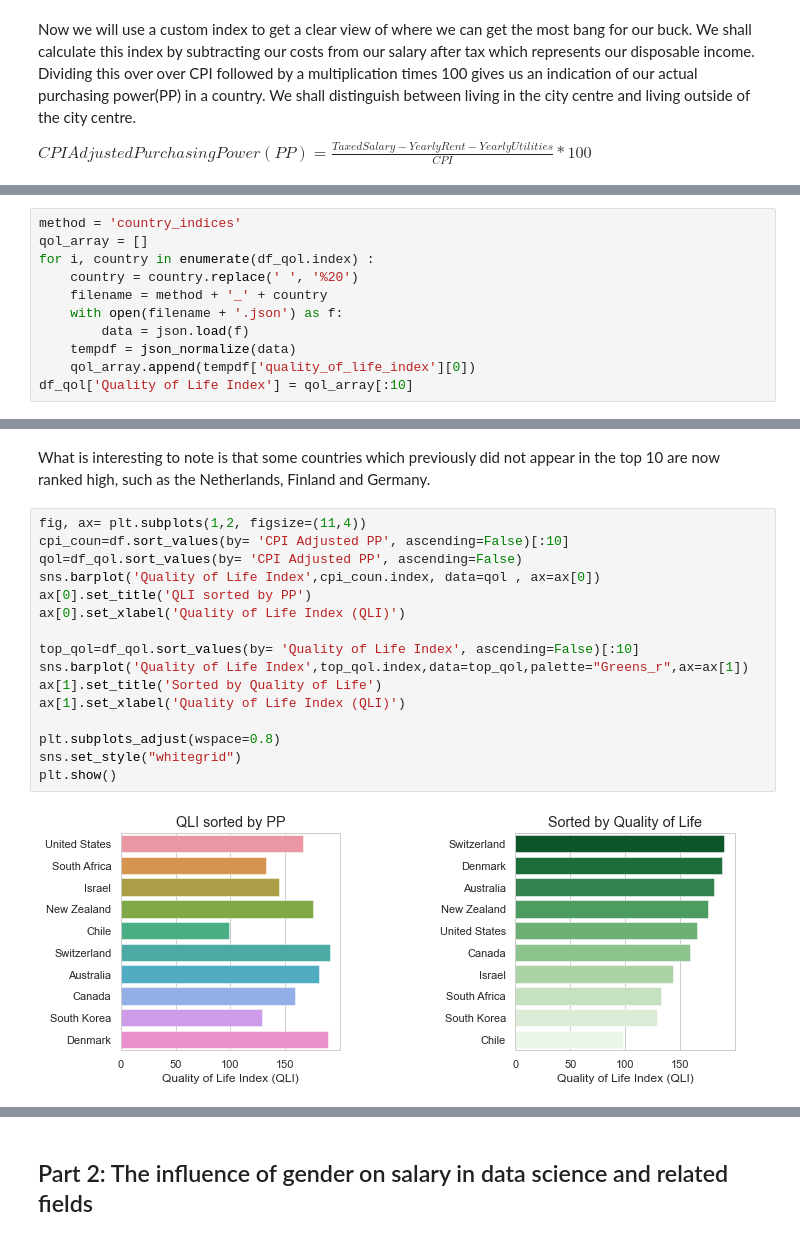
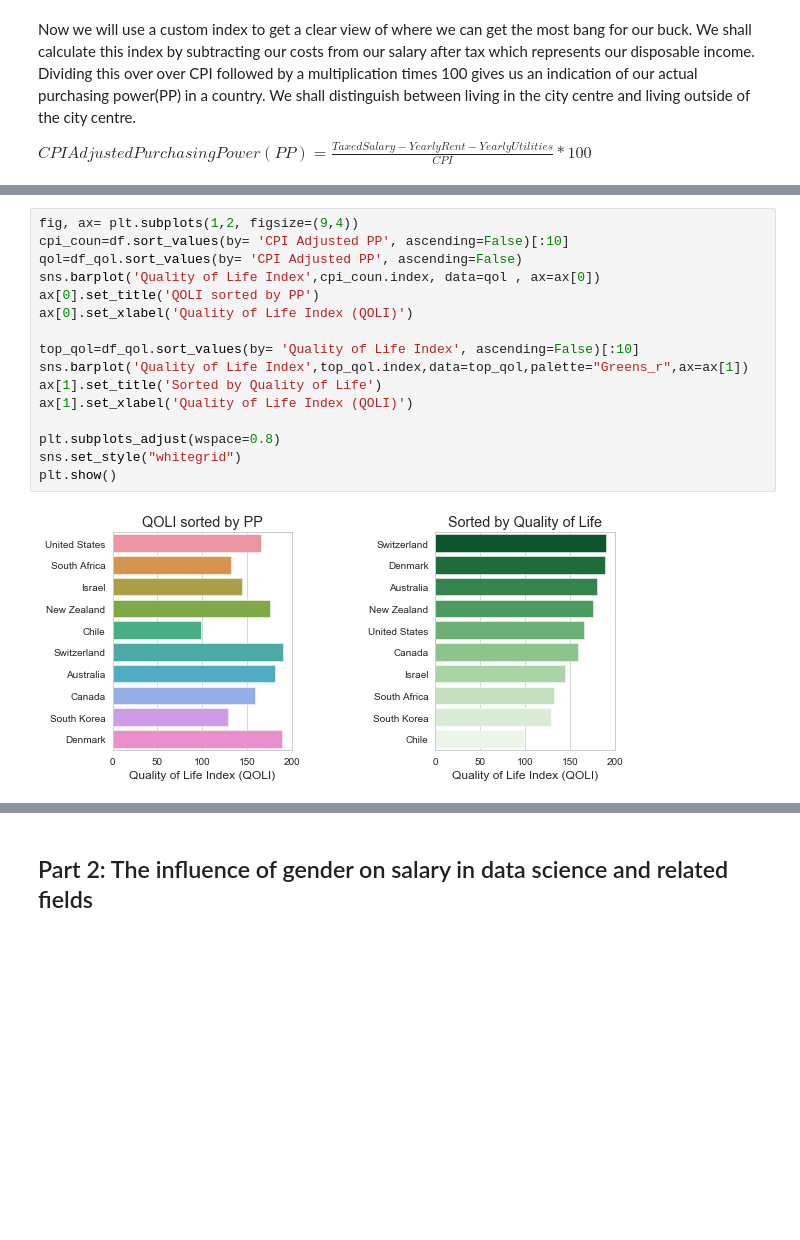
Before and after one commit to hendrikbaacke/Data-Madness, a Jupyter notebook: Income_and_Living_Prices__Data_Madness.ipynb, the cells around one changed output, grey strips where cells are left out. Drawn from its saved outputs; the diff is of its cells as text; blank space fills up the shorter version.

```diff
--- a/Income_and_Living_Prices__Data_Madness.ipynb
+++ b/Income_and_Living_Prices__Data_Madness.ipynb
@@ -1258,11 +1257,0 @@ df_qol
-# %%
-method = 'country_indices'
-qol_array = []
-for i, country in enumerate(df_qol.index) :
-    country = country.replace(' ', '%20')
-    filename = method + '_' + country
-    with open(filename + '.json') as f:
-        data = json.load(f)
-    tempdf = json_normalize(data)
-    qol_array.append(tempdf['quality_of_life_index'][0])
-df_qol['Quality of Life Index'] = qol_array[:10]
@@ -1307,20 +1263,18 @@ plt.title('Quality of Life Index for all n=36 considered countries',size=17);
-# %% [markdown]
-What is interesting to note is that some countries which previously did not appear in the top 10 are now ranked high, such as the Netherlands, Finland and Germany.
 # %%
-fig, ax= plt.subplots(1,2, figsize=(11,4))
+fig, ax= plt.subplots(1,2, figsize=(9,4))
 cpi_coun=df.sort_values(by= 'CPI Adjusted PP', ascending=False)[:10]
 qol=df_qol.sort_values(by= 'CPI Adjusted PP', ascending=False)
 sns.barplot('Quality of Life Index',cpi_coun.index, data=qol , ax=ax[0])
-ax[0].set_title('QLI sorted by PP')
-ax[0].set_xlabel('Quality of Life Index (QLI)')
+ax[0].set_title('QOLI sorted by PP')
+ax[0].set_xlabel('Quality of Life Index (QOLI)')
 
 top_qol=df_qol.sort_values(by= 'Quality of Life Index', ascending=False)[:10]
 sns.barplot('Quality of Life Index',top_qol.index,data=top_qol,palette="Greens_r",ax=ax[1])
 ax[1].set_title('Sorted by Quality of Life')
-ax[1].set_xlabel('Quality of Life Index (QLI)')
+ax[1].set_xlabel('Quality of Life Index (QOLI)')
 
 plt.subplots_adjust(wspace=0.8)
 sns.set_style("whitegrid")
 plt.show()
 # %% [output]
-[figure, old version]
+[figure, new version]
```
Also changed, not shown: parts of 31 cells of this notebook.
